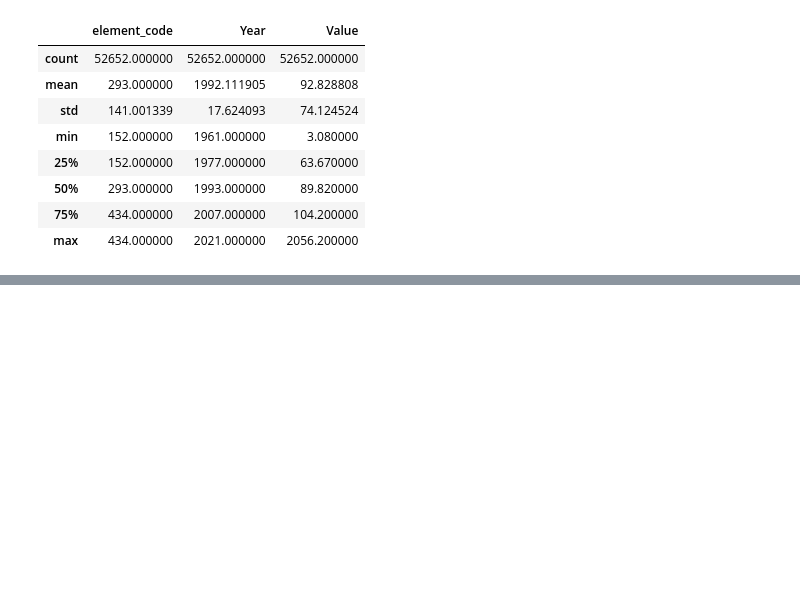
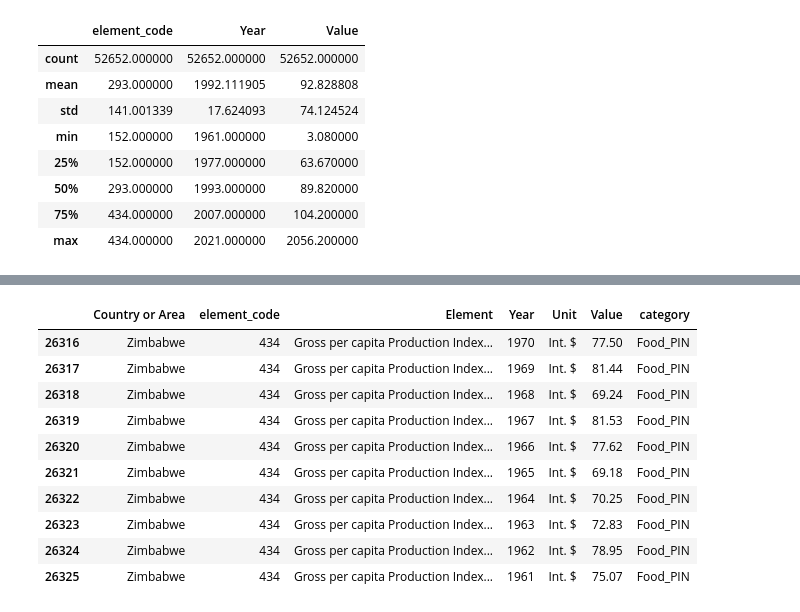
Before and after one commit to fannyhakim/applied-ML-Project, a Jupyter notebook: testing.ipynb, the cells around one changed output, grey strips where cells are left out. Cells and saved outputs as stored; diff of their text form; code cells hidden in the pictures; blank space fills up the shorter version.

```diff
--- a/testing.ipynb
+++ b/testing.ipynb
@@ -137,0 +162,14 @@ data.describe()
+# %%
+Food_data.tail(10)
+# %% [output]
+|  | Country or Area | element_code | Element | Year | Unit | Value | category |
+| 26316 | Zimbabwe | 434 | Gross per capita Production Index... | 1970 | Int. $ | 77.50 | Food_PIN |
+| 26317 | Zimbabwe | 434 | Gross per capita Production Index... | 1969 | Int. $ | 81.44 | Food_PIN |
+| 26318 | Zimbabwe | 434 | Gross per capita Production Index... | 1968 | Int. $ | 69.24 | Food_PIN |
+| 26319 | Zimbabwe | 434 | Gross per capita Production Index... | 1967 | Int. $ | 81.53 | Food_PIN |
+| 26320 | Zimbabwe | 434 | Gross per capita Production Index... | 1966 | Int. $ | 77.62 | Food_PIN |
+| 26321 | Zimbabwe | 434 | Gross per capita Production Index... | 1965 | Int. $ | 69.18 | Food_PIN |
+| 26322 | Zimbabwe | 434 | Gross per capita Production Index... | 1964 | Int. $ | 70.25 | Food_PIN |
+| 26323 | Zimbabwe | 434 | Gross per capita Production Index... | 1963 | Int. $ | 72.83 | Food_PIN |
+| 26324 | Zimbabwe | 434 | Gross per capita Production Index... | 1962 | Int. $ | 78.95 | Food_PIN |
+| 26325 | Zimbabwe | 434 | Gross per capita Production Index... | 1961 | Int. $ | 75.07 | Food_PIN |
```
Also changed, not shown: parts of 9 cells of this notebook.
